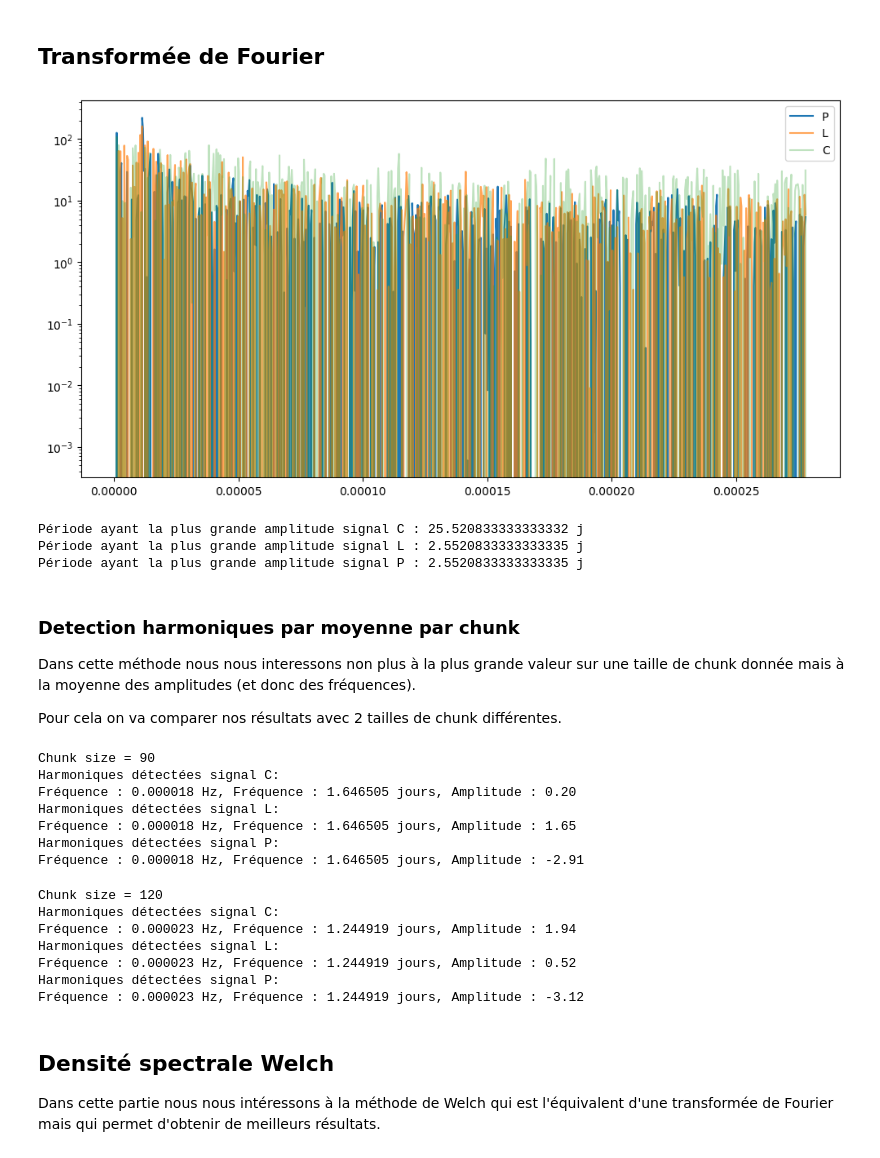
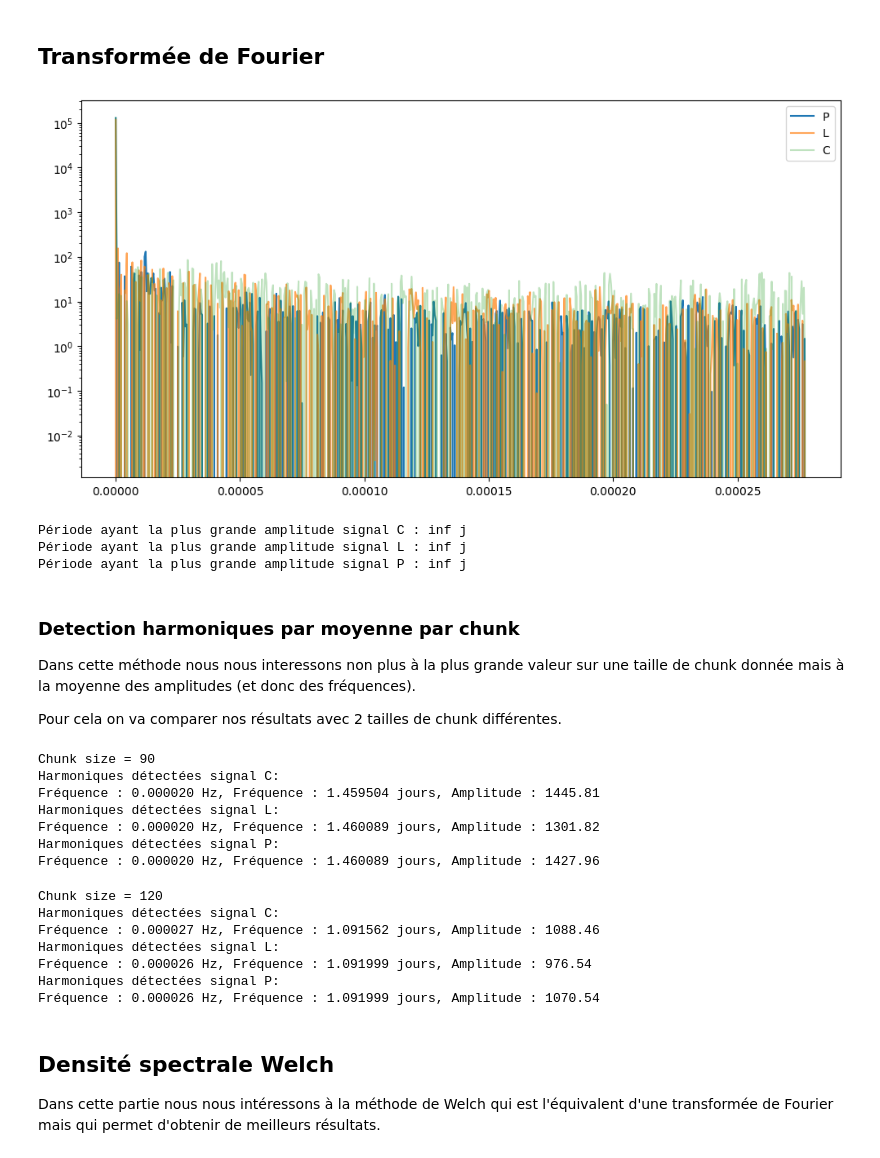
Before and after one commit to PiDchsn/Projet-RI, a Jupyter notebook: Radar.ipynb, the cells around one changed output. Drawn from its saved outputs; the diff is of its cells as text; code cells hidden in the pictures.

```diff
--- a/Radar.ipynb
+++ b/Radar.ipynb
@@ -227,0 +224,14 @@ time_serie_3 = data3[:,1]
+# %%
+print("Dates de début")
+print(data[444,0])
+print(data2[444,0])
+print(data3[444,0])
+
+print("Dates de fin")
+print(data[-2,0])
+print(data2[-1,0])
+print(data3[-1,0])
+
+time_serie_1 = data[444:-2,1]
+time_serie_2 = data2[444:-1,1]
+time_serie_3 = data3[444:-1,1]
@@ -262,37 +458,37 @@ plt.show()
 def freq_to_day (freq) :
     return (1/freq)/(60*24*24)
 # %%
-amplitudes1 = np.real(np.fft.rfft(time_serie_1))[3:]
-frequencies1 = np.fft.rfftfreq(len(time_serie_1),15*60)[2:]
+amplitudes1 = np.real(np.fft.rfft(time_serie_1))
+frequencies1 = np.fft.rfftfreq(len(time_serie_1),15*60)
 
-amplitudes2 = np.real(np.fft.rfft(time_serie_2)) [3:]
-frequencies2 = np.fft.rfftfreq(len(time_serie_2),15*60)[2:]
+amplitudes2 = np.real(np.fft.rfft(time_serie_2))
+frequencies2 = np.fft.rfftfreq(len(time_serie_2),15*60)
 
-amplitudes3 = np.real(np.fft.rfft(time_serie_3))[3:]
-frequencies3 = np.fft.rfftfreq(len(time_serie_3),15*60)[2:]
+amplitudes3 = np.real(np.fft.rfft(time_serie_3))
+frequencies3 = np.fft.rfftfreq(len(time_serie_3),15*60)
 
 plt.figure(figsize=(12, 6))
 plt.semilogy(frequencies3[:len(frequencies3)//2], amplitudes3[:len(amplitudes3)//2], label='P')
 plt.legend()
 #plt.show()
 #plt.figure(figsize=(12, 6))
 plt.semilogy(frequencies2[:len(frequencies2)//2], amplitudes2[:len(amplitudes2)//2], label='L', alpha=0.7)
 plt.legend()
 #plt.show()
 #plt.figure(figsize=(12, 6))
 plt.semilogy(frequencies1[:len(frequencies1)//2], amplitudes1[:len(amplitudes1)//2], label='C', alpha=0.3)
 plt.legend()
 plt.show()
 
 
 print("Période ayant la plus grande amplitude signal C :", freq_to_day(frequencies1[np.argmax(amplitudes1)]),"j" )
 print("Période ayant la plus grande amplitude signal L :", freq_to_day(frequencies2[np.argmax(amplitudes2)]),"j" )
 print("Période ayant la plus grande amplitude signal P :", freq_to_day(frequencies3[np.argmax(amplitudes3)]),"j" )
 # %% [output]
-[figure, old version]
+[figure, new version]
-Période ayant la plus grande amplitude signal C : 25.520833333333332 j
-Période ayant la plus grande amplitude signal L : 2.5520833333333335 j
-Période ayant la plus grande amplitude signal P : 2.5520833333333335 j
+Période ayant la plus grande amplitude signal C : inf j
+Période ayant la plus grande amplitude signal L : inf j
+Période ayant la plus grande amplitude signal P : inf j
 # %% [markdown]
 ### Detection harmoniques par moyenne par chunk
 
@@ -341,11 +537,11 @@ print(f"Fréquence : {frequencies3_avg_90[0]:.6f} Hz, Fréquence : {freq_to_day(
 # %% [output]
 Chunk size = 90
 Harmoniques détectées signal C:
-Fréquence : 0.000018 Hz, Fréquence : 1.646505 jours, Amplitude : 0.20
+Fréquence : 0.000020 Hz, Fréquence : 1.459504 jours, Amplitude : 1445.81
 Harmoniques détectées signal L:
-Fréquence : 0.000018 Hz, Fréquence : 1.646505 jours, Amplitude : 1.65
+Fréquence : 0.000020 Hz, Fréquence : 1.460089 jours, Amplitude : 1301.82
 Harmoniques détectées signal P:
-Fréquence : 0.000018 Hz, Fréquence : 1.646505 jours, Amplitude : -2.91
+Fréquence : 0.000020 Hz, Fréquence : 1.460089 jours, Amplitude : 1427.96
 # %%
 chunk_size = 120
 frequencies1_avg_90, amplitudes1_avg_90 = average_by_chunk(frequencies1, amplitudes1, chunk_size)
@@ -362,11 +558,11 @@ print(f"Fréquence : {frequencies3_avg_90[0]:.6f} Hz, Fréquence : {freq_to_day(
 # %% [output]
 Chunk size = 120
 Harmoniques détectées signal C:
-Fréquence : 0.000023 Hz, Fréquence : 1.244919 jours, Amplitude : 1.94
+Fréquence : 0.000027 Hz, Fréquence : 1.091562 jours, Amplitude : 1088.46
 Harmoniques détectées signal L:
-Fréquence : 0.000023 Hz, Fréquence : 1.244919 jours, Amplitude : 0.52
+Fréquence : 0.000026 Hz, Fréquence : 1.091999 jours, Amplitude : 976.54
 Harmoniques détectées signal P:
-Fréquence : 0.000023 Hz, Fréquence : 1.244919 jours, Amplitude : -3.12
+Fréquence : 0.000026 Hz, Fréquence : 1.091999 jours, Amplitude : 1070.54
 # %% [markdown]
 ## Densité spectrale Welch
 
```
Also changed, not shown: parts of 31 cells of this notebook.
